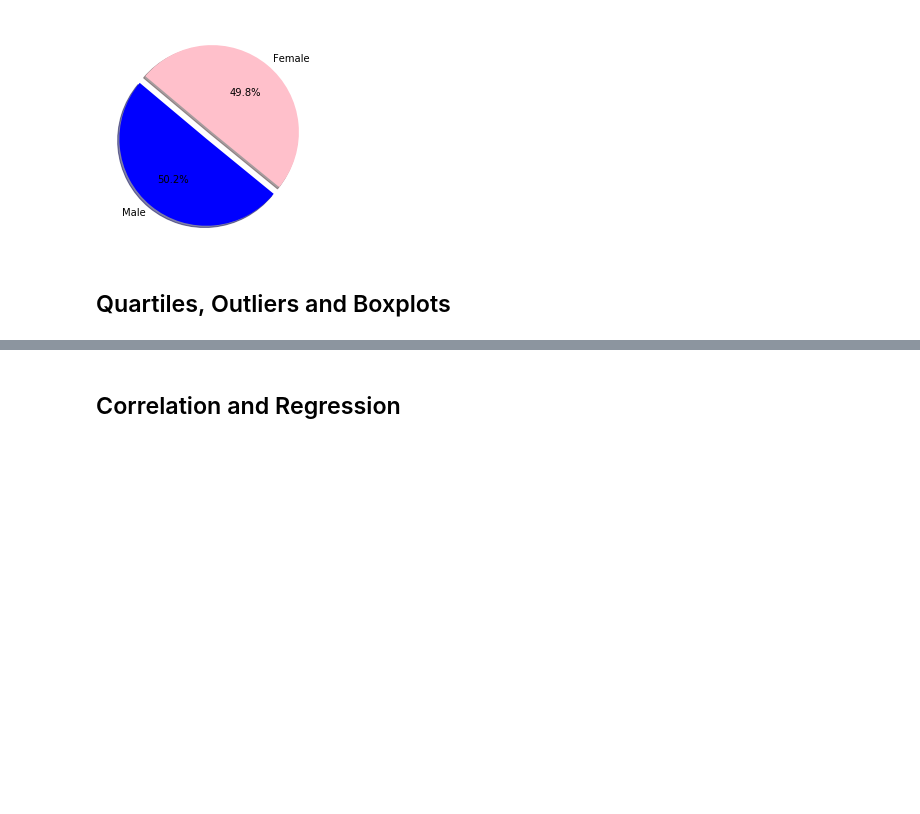
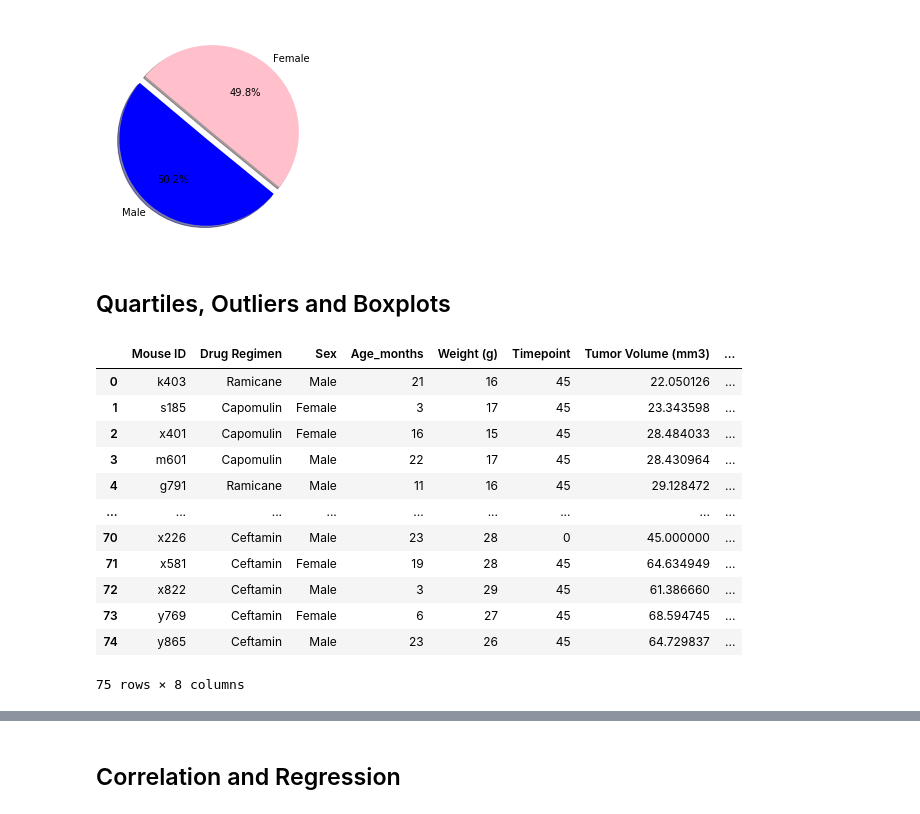
Before and after one commit to DanielDesmondUCD/matplotlib, a Jupyter notebook: Desktop/matplotlibhw/Pymaceuticals/pymaceuticals_starter.ipynb, the cells around one changed output, grey strips where cells are left out. Drawn from its saved outputs; the diff is of its cells as text; code cells hidden in the pictures; blank space fills up the shorter version.

```diff
--- a/Desktop/matplotlibhw/Pymaceuticals/pymaceuticals_starter.ipynb
+++ b/Desktop/matplotlibhw/Pymaceuticals/pymaceuticals_starter.ipynb
@@ -232,0 +204,24 @@ tumor_vol = []
+# %%
+newdata = cleandata.rename(columns = {'Drug Regimen':'Drug_Regimen',
+                                     'Tumor Volume (mm3)' : 'Tumor_Volume'})
+
+drugs = newdata[(newdata.Drug_Regimen.isin(["Capomulin","Ramicane","Infubino","Ceftamin"]))]
+
+mouse = drugs.groupby('Mouse ID')['Timepoint'].max()
+
+mouse_merged = cleandata.merge(mouse,  on =['Mouse ID', 'Timepoint'])
+mouse_merged
+# %% [output]
+|  | Mouse ID | Drug Regimen | Sex | Age_months | Weight (g) | Timepoint | Tumor Volume (mm3) | ... |
+| 0 | k403 | Ramicane | Male | 21 | 16 | 45 | 22.050126 | ... |
+| 1 | s185 | Capomulin | Female | 3 | 17 | 45 | 23.343598 | ... |
+| 2 | x401 | Capomulin | Female | 16 | 15 | 45 | 28.484033 | ... |
+| 3 | m601 | Capomulin | Male | 22 | 17 | 45 | 28.430964 | ... |
+| 4 | g791 | Ramicane | Male | 11 | 16 | 45 | 29.128472 | ... |
+| ... | ... | ... | ... | ... | ... | ... | ... | ... |
+| 70 | x226 | Ceftamin | Male | 23 | 28 | 0 | 45.000000 | ... |
+| 71 | x581 | Ceftamin | Female | 19 | 28 | 45 | 64.634949 | ... |
+| 72 | x822 | Ceftamin | Male | 3 | 29 | 45 | 61.386660 | ... |
+| 73 | y769 | Ceftamin | Female | 6 | 27 | 45 | 68.594745 | ... |
+| 74 | y865 | Ceftamin | Male | 23 | 26 | 45 | 64.729837 | ... |
+75 rows × 8 columns
```
Also changed, not shown: parts of 10 cells of this notebook.
